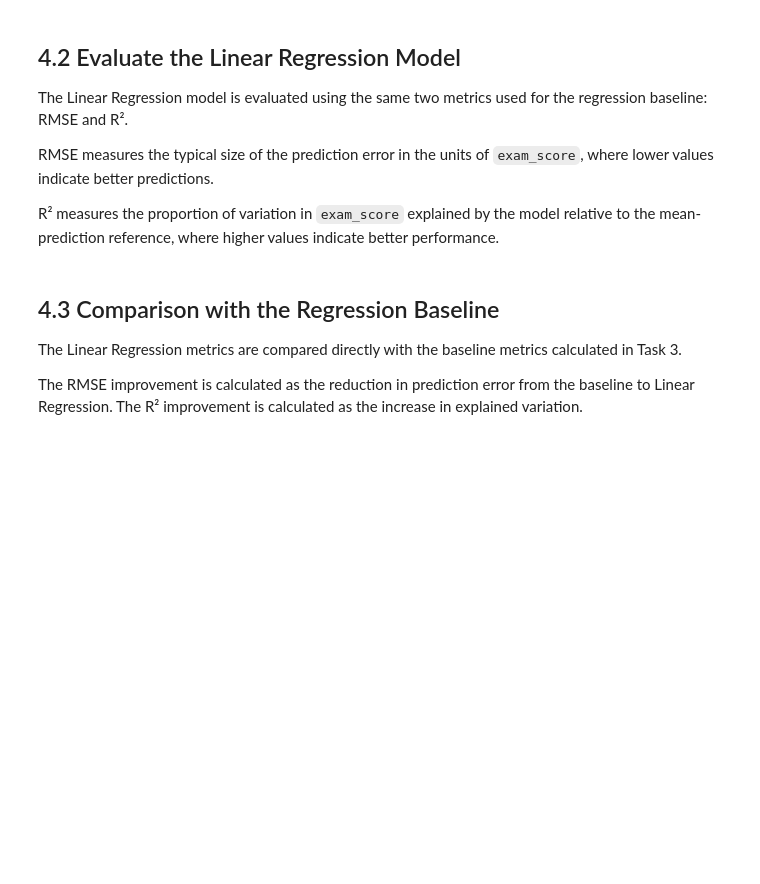
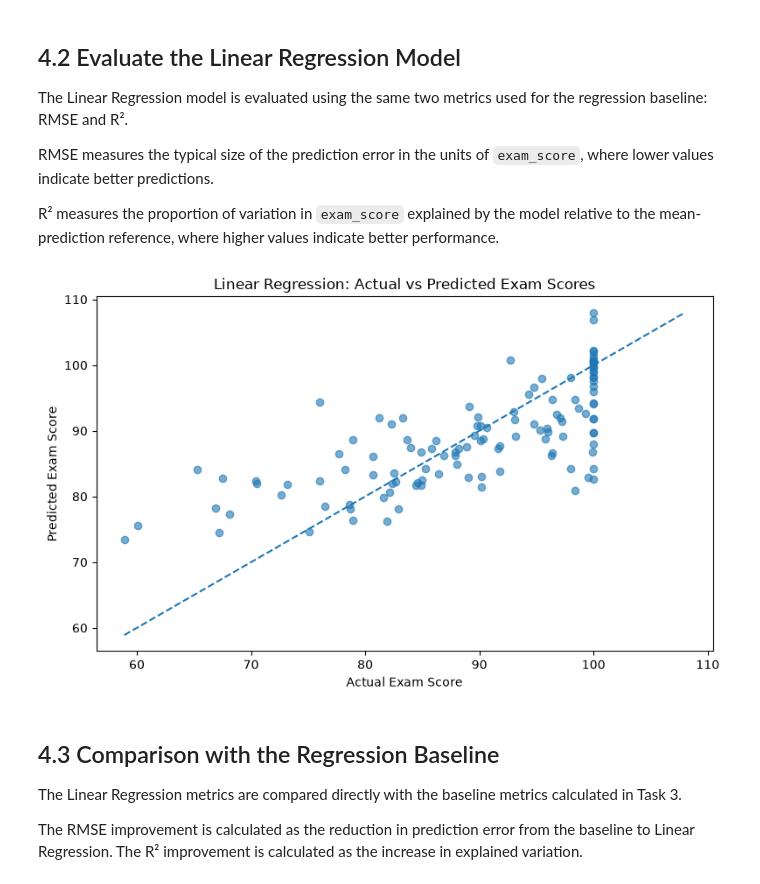
Before and after one commit to Muhammad-Subhan456/ArhamSoft_Internee_Updates, a Jupyter notebook: week6_2nd_Sep_2026_Day3/ml_pipeline.ipynb, the cells around one changed output. Saved outputs shown, nothing was run; the diff lists cells and outputs as text; code cells hidden in the pictures; blank space fills up the shorter version.

```diff
--- a/week6_2nd_Sep_2026_Day3/ml_pipeline.ipynb
+++ b/week6_2nd_Sep_2026_Day3/ml_pipeline.ipynb
@@ -38,3 +42,7 @@ from sklearn.model_selection import train_test_split
+# %%
+
+output_dir = Path("outputs")
+output_dir.mkdir(exist_ok=True)
 # %%
 rng = np.random.default_rng(seed=21)
 n = 600
@@ -364,6 +372,41 @@ R² measures the proportion of variation in `exam_score` explained by the model
 # %%
 linear_rmse = np.sqrt(mean_squared_error(y_test, linear_predictions))
 linear_r2 = r2_score(y_test, linear_predictions)
+# %%
+fig, ax = plt.subplots(figsize=(8, 5))
+
+ax.scatter(
+    y_test,
+    linear_predictions,
+    alpha=0.6
+)
+
+min_score = min(y_test.min(), linear_predictions.min())
+max_score = max(y_test.max(), linear_predictions.max())
+
+ax.plot(
+    [min_score, max_score],
+    [min_score, max_score],
+    linestyle="--"
+)
+
+ax.set_title("Linear Regression: Actual vs Predicted Exam Scores")
+ax.set_xlabel("Actual Exam Score")
+ax.set_ylabel("Predicted Exam Score")
+
+fig.tight_layout()
+
+chart_path = output_dir / "linear_regression_actual_vs_predicted.png"
+
+fig.savefig(
+    chart_path,
+    dpi=300,
+    bbox_inches="tight"
+)
+
+plt.show()
+# %% [output]
+[figure, added]
 # %% [markdown]
 ## 4.3 Comparison with the Regression Baseline
 
```
Also changed, not shown: parts of 3 cells of this notebook, 3 other files.
